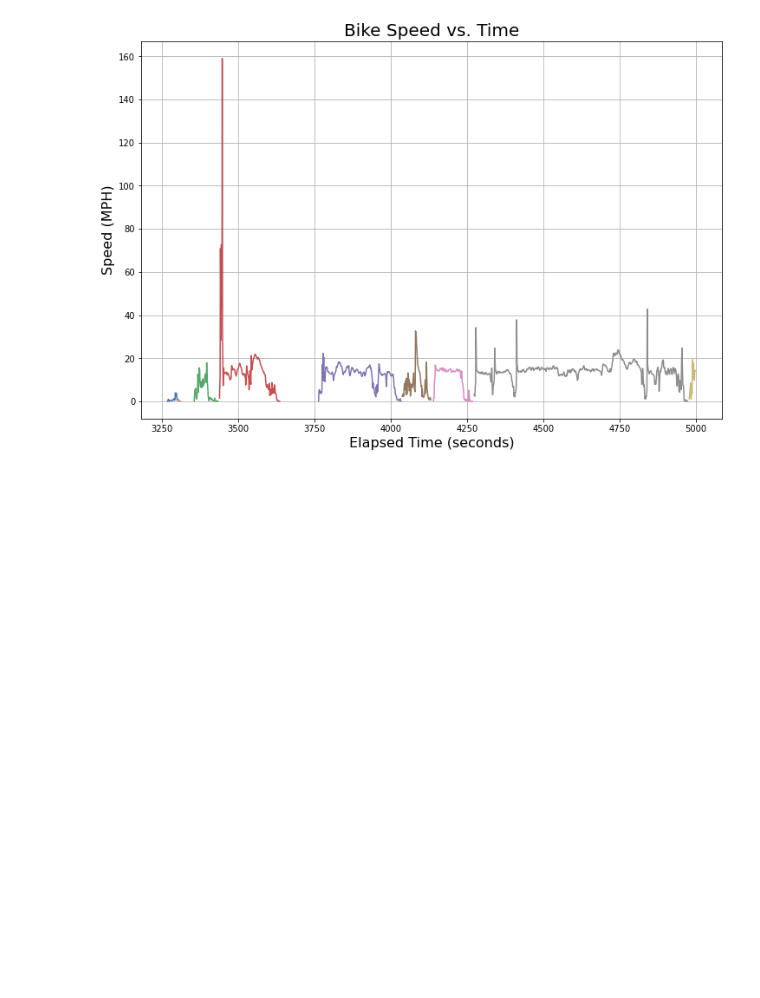
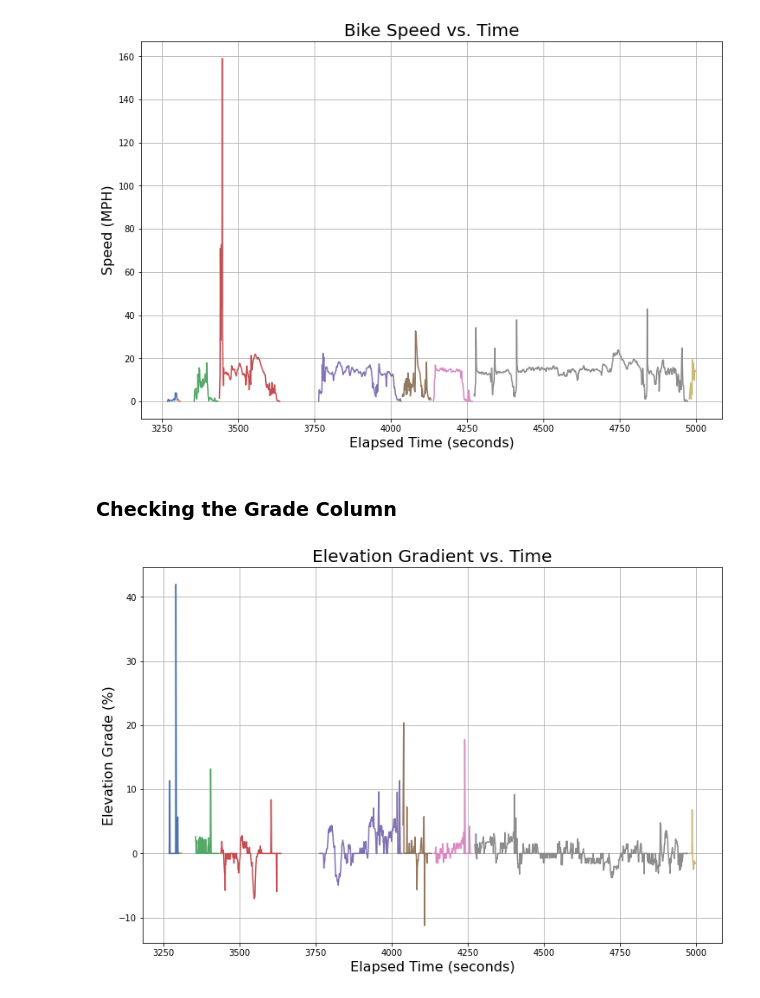
Before and after one commit to ericbauer55/strava-eda, a Jupyter notebook: notebooks/1d. Trip Segment Exploration.ipynb, the cells around one changed output. Cells and saved outputs as stored; diff of their text form; code cells hidden in the pictures; blank space fills up the shorter version.

Commit message:
zoomed in on the gradient column to highlight the jagged nature there

```diff
--- a/notebooks/1d. Trip Segment Exploration.ipynb
+++ b/notebooks/1d. Trip Segment Exploration.ipynb
@@ -156,13 +156,17 @@ _ = plt.title('Bike Speed vs. Time', fontsize=20)
 _ = plt.grid()
 # %% [output]
 [figure]
+# %% [markdown]
+### Checking the Grade Column
 # %%
 filt_elapsed_time = (df.loc[:,'elapsed_time'] >= 3000) & (df.loc[:,'elapsed_time'] < 5000)
 
 fig = plt.figure(figsize=(12,8))
-_ = sns.lineplot(x='elapsed_time', y='speed', data=df.loc[filt_elapsed_time,:],
+_ = sns.lineplot(x='elapsed_time', y='grade', data=df.loc[filt_elapsed_time,:],
                  hue='gpx_seg_id', legend=False, palette=gpx_seg_palette)
 _ = plt.xlabel('Elapsed Time (seconds)', fontsize=16)
-_ = plt.ylabel('Speed (MPH)', fontsize=16)
-_ = plt.title('Bike Speed vs. Time', fontsize=20)
+_ = plt.ylabel('Elevation Grade (%)', fontsize=16)
+_ = plt.title('Elevation Gradient vs. Time', fontsize=20)
 _ = plt.grid()
+# %% [output]
+[figure, added]
```
Also changed, not shown: parts of 1 cell of this notebook.
